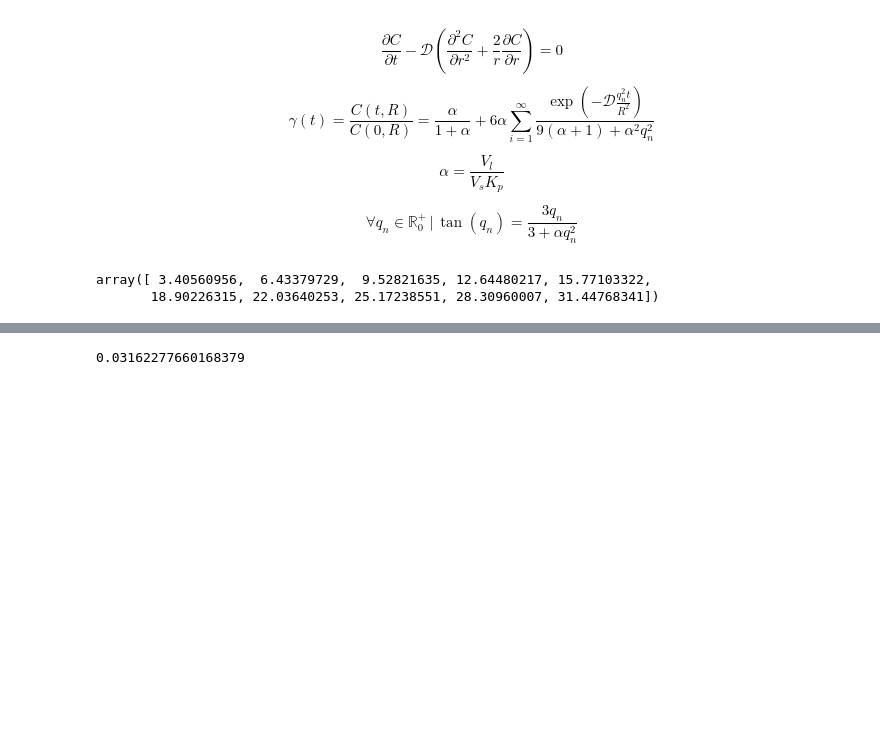
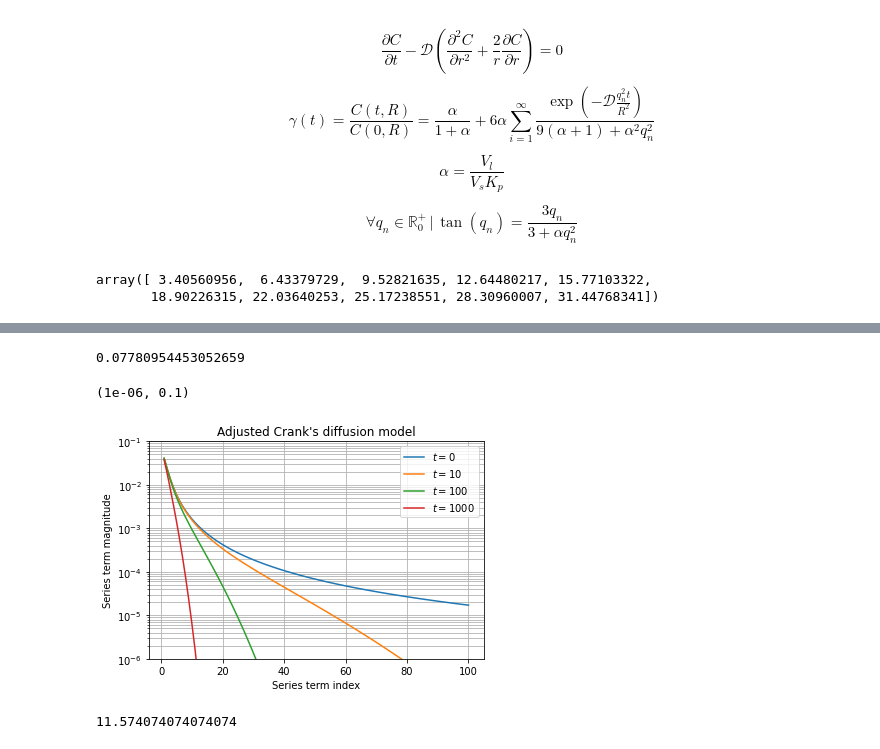
Before and after one commit to jlandercy/cookbook, a Jupyter notebook: python/posts/CrankDiffusion.ipynb, the cells around one changed output, grey strips where cells are left out. Cells and saved outputs as stored; diff of their text form; code cells hidden in the pictures; blank space fills up the shorter version.

```diff
--- a/python/posts/CrankDiffusion.ipynb
+++ b/python/posts/CrankDiffusion.ipynb
@@ -137,4 +140,22 @@ axe.grid(which="both")
 # %%
-np.sqrt(1e-3)
+1.96*np.sqrt(1.57599053e-03)
 # %% [output]
-0.03162277660168379
+0.07780954453052659
+# %%
+fig, axe = plt.subplots()
+for t in [0, 10, 100, 1000]:
+    terms = [S.term(t, s, 3.9, 2e-11) for s in S.solutions(3.9)]
+    axe.semilogy(np.arange(len(terms)) + 1, terms, label=r"$t=%d$" % t)
+axe.set_title("Adjusted Crank's diffusion model")
+axe.set_xlabel("Series term index")
+axe.set_ylabel("Series term magnitude")
+axe.legend()
+axe.grid(which="both")
+axe.set_ylim([1e-6, 1e-1])
+# %% [output]
+(1e-06, 0.1)
+[figure, added]
+# %%
+1e6/(60*60*24)
+# %% [output]
+11.574074074074074
```
Also changed, not shown: parts of 6 cells of this notebook.
